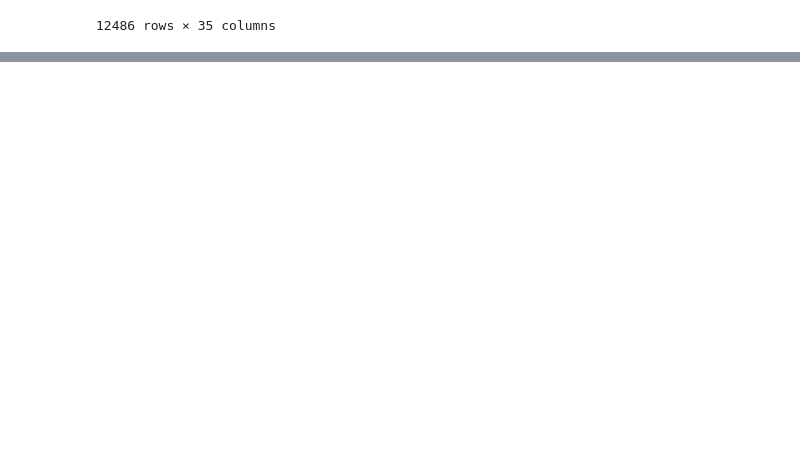
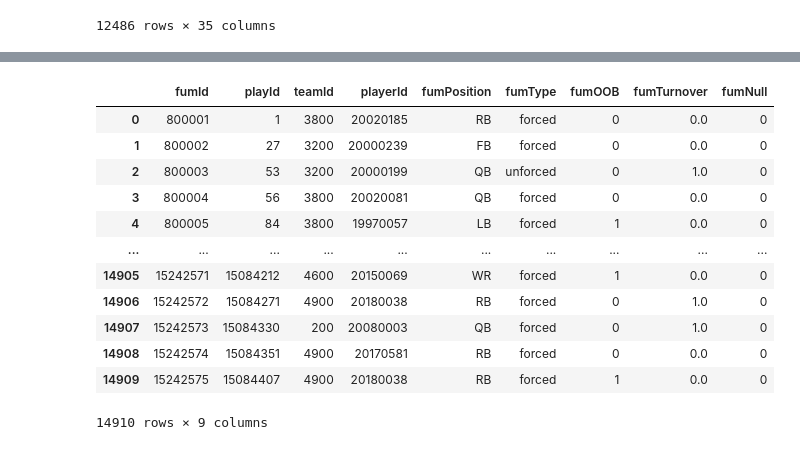
Before and after one commit to BenjaminZeisberg/Cs171-final-project, a Jupyter notebook: data/main.ipynb, the cells around one changed output, grey strips where cells are left out. Cells and saved outputs as stored; diff of their text form; code cells hidden in the pictures; blank space fills up the shorter version.

```diff
--- a/data/main.ipynb
+++ b/data/main.ipynb
@@ -122,0 +139,18 @@ NameError: name 'play' is not defined
+# %%
+fumbles = pd.read_csv('/Users/benjaminzeisberg/university/cs171/final-project-correct//fumbles.csv')
+# %%
+fumbles
+# %% [output]
+|  | fumId | playId | teamId | playerId | fumPosition | fumType | fumOOB | fumTurnover | fumNull |
+| 0 | 800001 | 1 | 3800 | 20020185 | RB | forced | 0 | 0.0 | 0 |
+| 1 | 800002 | 27 | 3200 | 20000239 | FB | forced | 0 | 0.0 | 0 |
+| 2 | 800003 | 53 | 3200 | 20000199 | QB | unforced | 0 | 1.0 | 0 |
+| 3 | 800004 | 56 | 3800 | 20020081 | QB | forced | 0 | 0.0 | 0 |
+| 4 | 800005 | 84 | 3800 | 19970057 | LB | forced | 1 | 0.0 | 0 |
+| ... | ... | ... | ... | ... | ... | ... | ... | ... | ... |
+| 14905 | 15242571 | 15084212 | 4600 | 20150069 | WR | forced | 1 | 0.0 | 0 |
+| 14906 | 15242572 | 15084271 | 4900 | 20180038 | RB | forced | 0 | 1.0 | 0 |
+| 14907 | 15242573 | 15084330 | 200 | 20080003 | QB | forced | 0 | 1.0 | 0 |
+| 14908 | 15242574 | 15084351 | 4900 | 20170581 | RB | forced | 0 | 0.0 | 0 |
+| 14909 | 15242575 | 15084407 | 4900 | 20180038 | RB | forced | 1 | 0.0 | 0 |
+14910 rows × 9 columns
```
Also changed, not shown: parts of 5 cells of this notebook, 5 other files.
